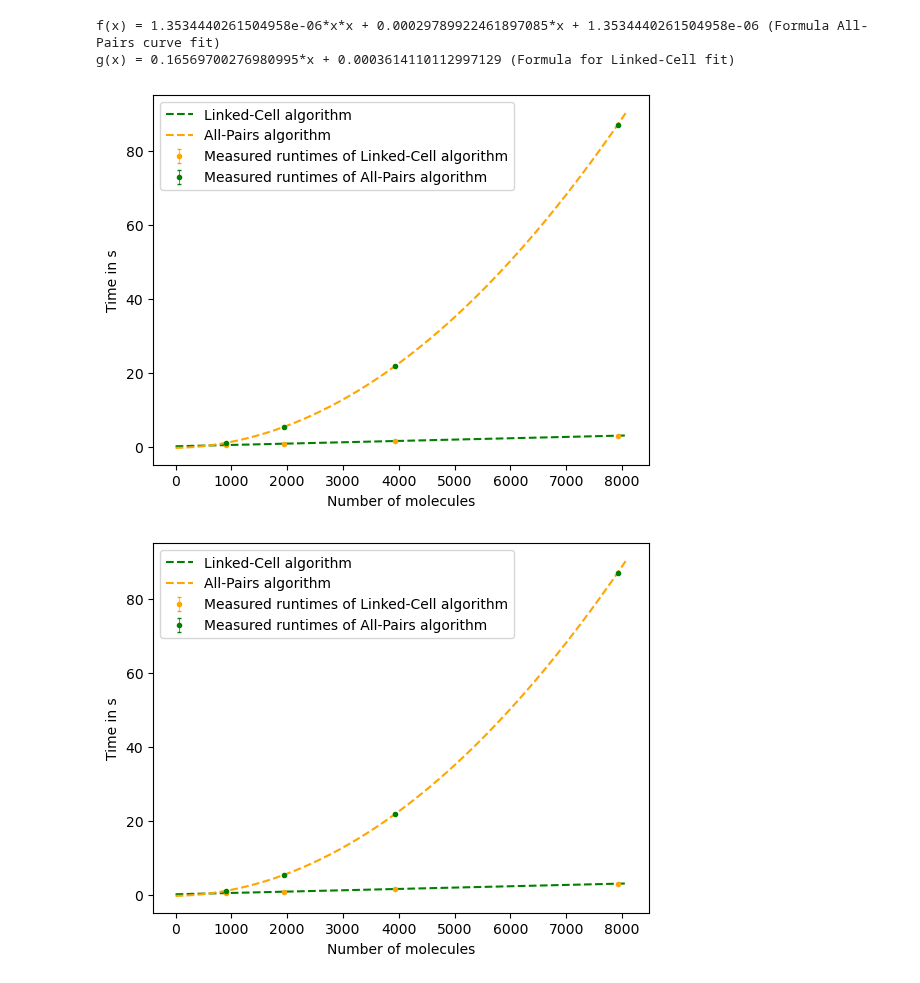
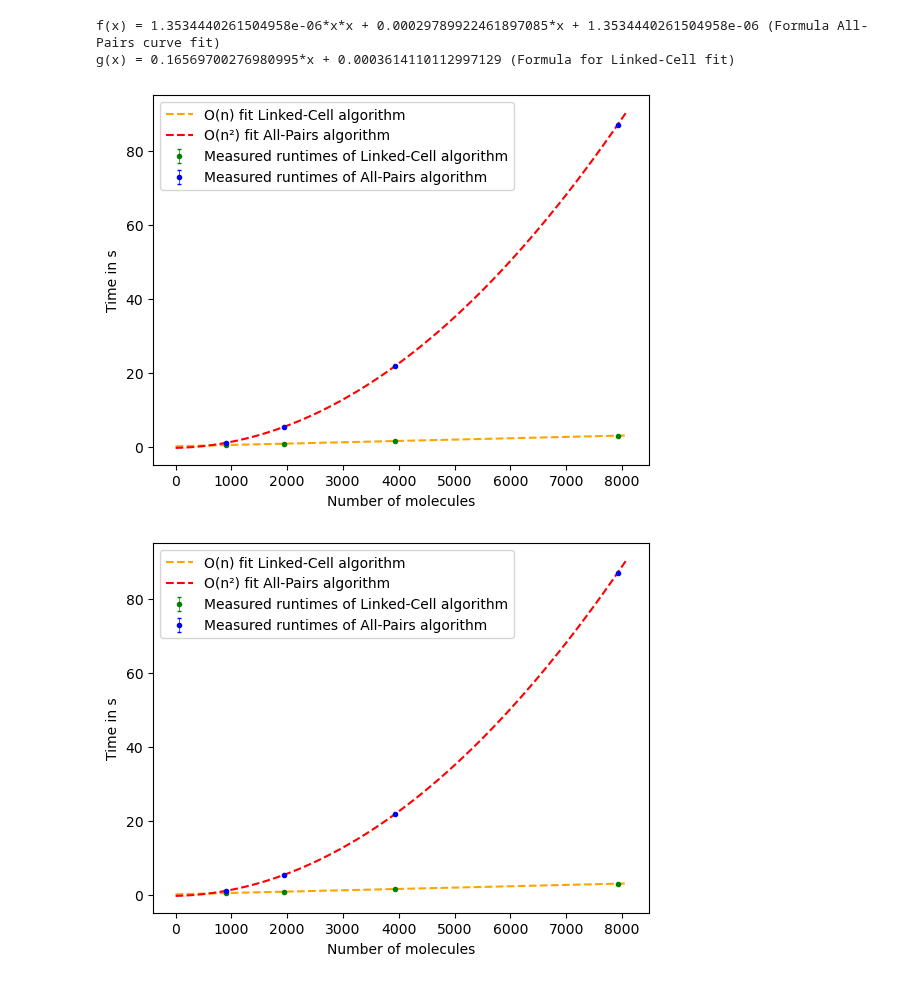
Before and after one commit to penguincarol/Alex_Boldizsar_Johannes_Mol_Sim, a Jupyter notebook: presentation/DataPlot/fancyGraphs.ipynb, the cells around one changed output. Saved outputs shown, nothing was run; the diff lists cells and outputs as text; code cells hidden in the pictures.

```diff
--- a/presentation/DataPlot/fancyGraphs.ipynb
+++ b/presentation/DataPlot/fancyGraphs.ipynb
@@ -42,8 +42,8 @@ ax.errorbar(
     linkedCellAv,
     yerr = linkedCellError,
     marker = '.',
-    color ='orange',
-    markerfacecolor = 'orange',
+    color ='green',
+    markerfacecolor = 'green',
     linestyle = '',
     elinewidth= 0.5,
     capsize = 1.5,
@@ -55,8 +55,8 @@ ax.errorbar(
     noLiCeAv,
     yerr = noLiCeError,
     marker = '.',
-    markerfacecolor = 'green',
-    color = 'green',
+    markerfacecolor = 'blue',
+    color = 'blue',
     linestyle = '',
     elinewidth= 0.5,
     capsize = 1.5,
@@ -91,41 +91,41 @@ poptQ, pcovQ = opt.curve_fit(
 )
 
 #plot linear fit
 x_fit = np.linspace(0, max(xValues)*1.02, 200)
 ax.plot(
     x_fit,
     linear(x_fit, *poptL),
-    label = "Linked-Cell algorithm",
+    label = r"O(n) fit Linked-Cell algorithm",
     marker = '',
     linestyle = 'dashed',
-    markerfacecolor ='green',
-    color = 'green'
+    markerfacecolor ='orange',
+    color = 'orange'
 )
 
 ax.plot(
     x_fit,
     quadratic(x_fit, *poptQ),
-    label = "All-Pairs algorithm",
+    label = r"O(n²) fit All-Pairs algorithm",
     marker = '',
     linestyle = 'dashed',
-    markerfacecolor = 'orange',
-    color = 'orange',
+    markerfacecolor = 'red',
+    color = 'red',
 )
 
 print("f(x) = " + str(poptQ[0]) + "*x*x + " +  str(poptQ[1])  + "*x + " + str(poptQ[0]) + " (Formula All-Pairs curve fit)")
 print("g(x) = " + str(poptL[1])  + "*x + " + str(poptL[0]) + " (Formula for Linked-Cell fit)")
 
 ax.set_xlabel("Number of molecules")
 ax.set_ylabel("Time in s")
 
 ax.legend()
 fig.savefig('plot.pdf')
 fig
 # %% [output]
 f(x) = 1.3534440261504958e-06*x*x + 0.00029789922461897085*x + 1.3534440261504958e-06 (Formula All-Pairs curve fit)
 g(x) = 0.16569700276980995*x + 0.0003614110112997129 (Formula for Linked-Cell fit)
-[figure, old version]
+[figure, new version]
-[figure, old version]
+[figure, new version]
 # %%
 # this one assumes the notebook on top
 
```
Also changed, not shown: parts of 1 cell of this notebook, 2 other files.
